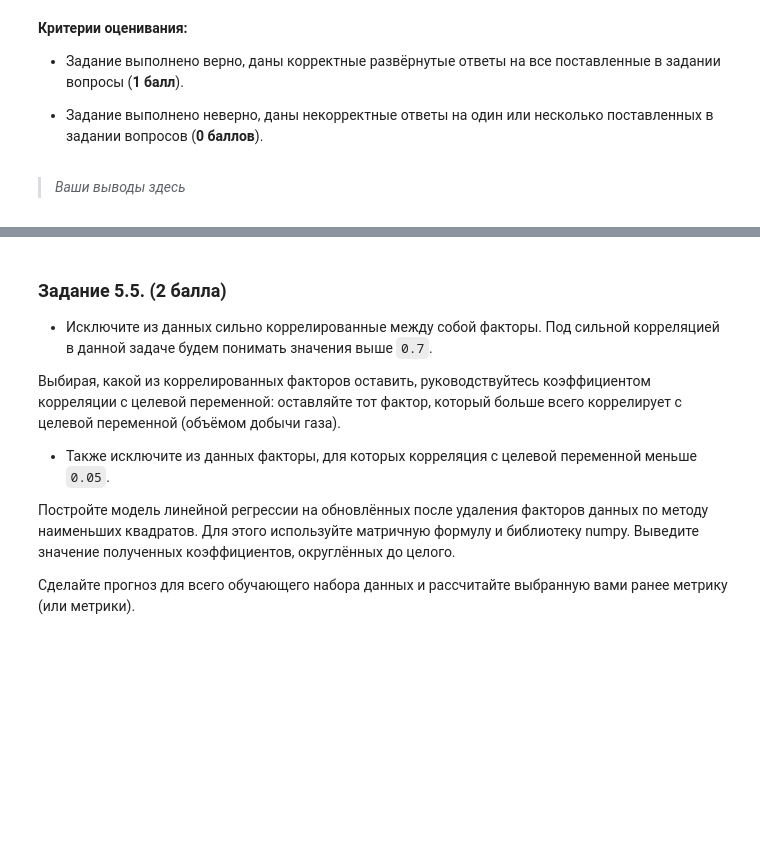
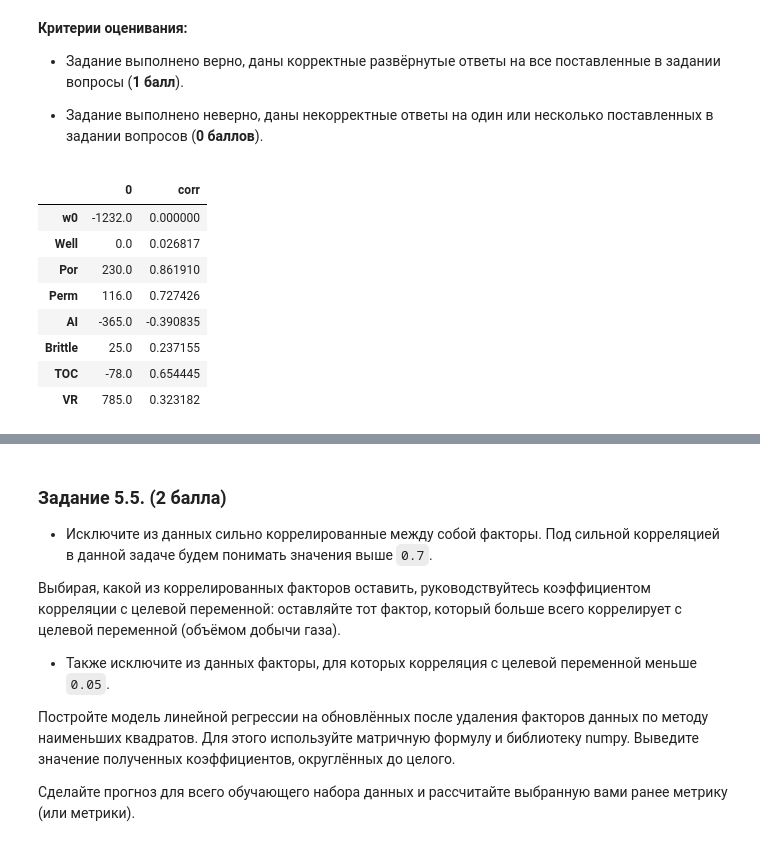
Before and after one commit to killri/sf_data_science, a Jupyter notebook: SF_DS_course_theory_and_practice/MATH2 Linear Algebra is contxt of linear methods/MATH-ML-2-Практика.ipynb, the cells around one changed output, grey strips where cells are left out. Cells and saved outputs as stored; diff of their text form; code cells hidden in the pictures; blank space fills up the shorter version.

```diff
--- a/SF_DS_course_theory_and_practice/MATH2 Linear Algebra is contxt of linear methods/MATH-ML-2-Практика.ipynb
+++ b/SF_DS_course_theory_and_practice/MATH2 Linear Algebra is contxt of linear methods/MATH-ML-2-Практика.ipynb
@@ -306,6 +307,19 @@ MAРE (абсолютная ошибка в %) для обучающей выб
 
 - Задание выполнено неверно, даны некорректные ответы на один или несколько поставленных в задании вопросов (**0 баллов**).
 # %%
-# Ваш код здесь
+# Чтобы выполнить задание, составим табличку "название фактора",
+# "Значение коэффицента wi" в получившейся модели, Значение корреляции данного фактора с целевым признаком
+column_corr = np.array([0,*list(data.corr()['Prod'].values)[:-1]])
+Table = pd.DataFrame(w, index=['w0',*list(data.drop(['Prod'], axis=1).columns)]).round(0)
+Table['corr'] = column_corr
+Table
+# %% [output]
+|  | 0 | corr |
+| w0 | -1232.0 | 0.000000 |
+| Well | 0.0 | 0.026817 |
+| Por | 230.0 | 0.861910 |
+| Perm | 116.0 | 0.727426 |
+| AI | -365.0 | -0.390835 |
+| Brittle | 25.0 | 0.237155 |
+| TOC | -78.0 | 0.654445 |
+| VR | 785.0 | 0.323182 |
-# %% [markdown]
-> *Ваши выводы здесь*
```
Also changed, not shown: parts of 14 cells of this notebook.
